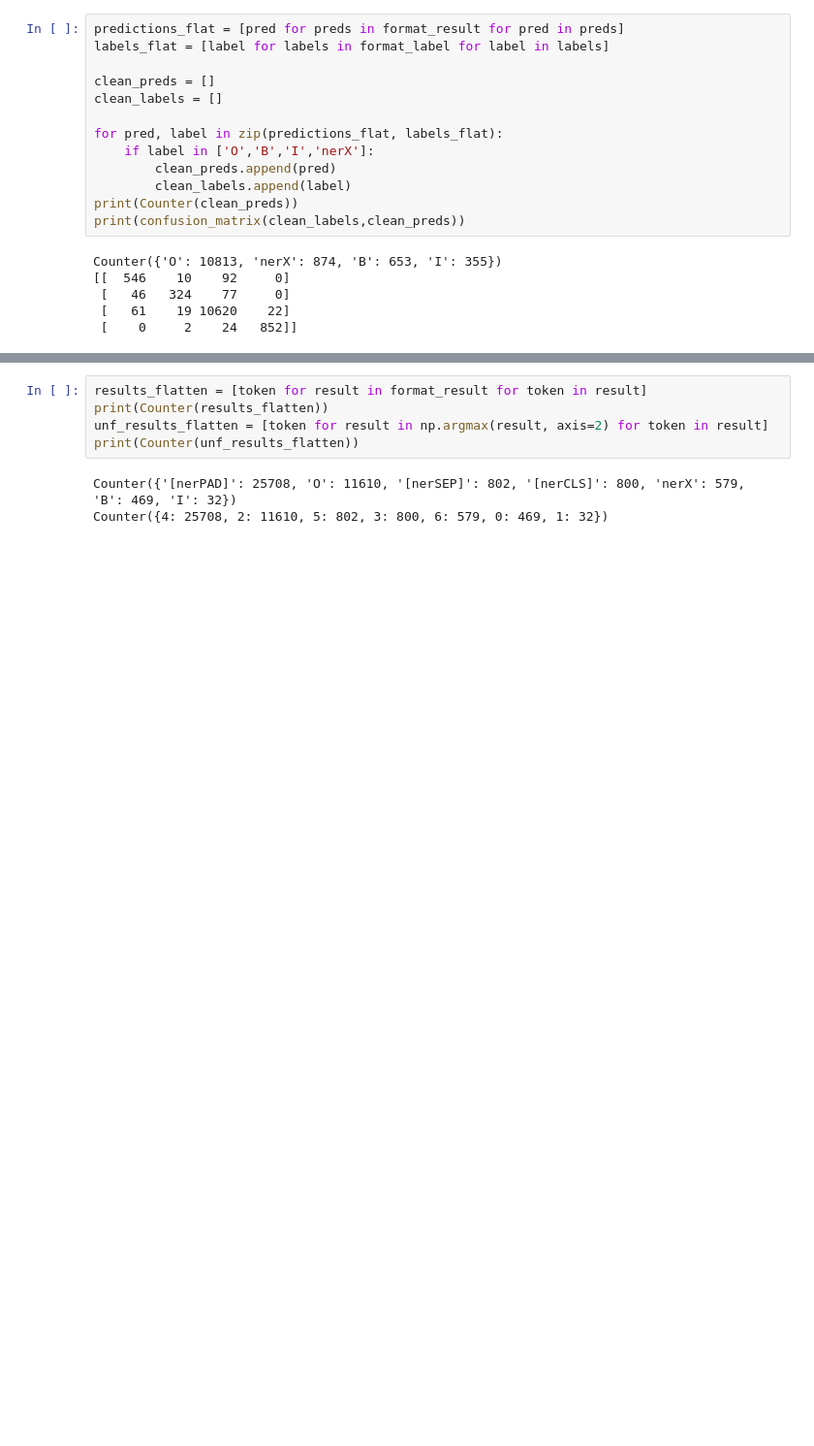
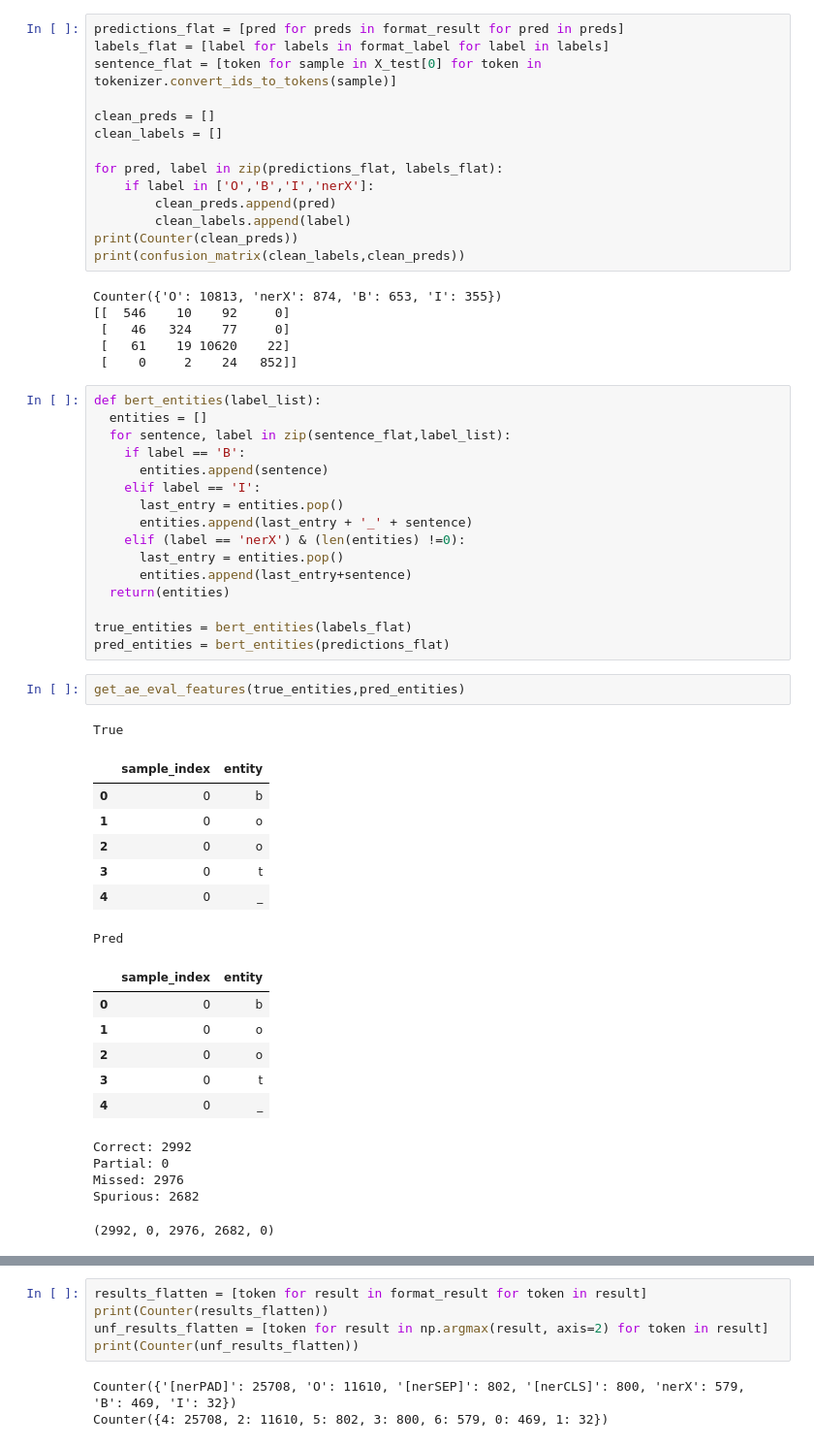
Before and after one commit to janehung04/w266-final, a Jupyter notebook: src/run-model.ipynb, the cells around one changed output, grey strips where cells are left out. Shown at 97% size. Cells and saved outputs as stored; diff of their text form; blank space fills up the shorter version.

```diff
--- a/src/run-model.ipynb
+++ b/src/run-model.ipynb
@@ -831,6 +796,7 @@ format_label[0]
 # %%
 predictions_flat = [pred for preds in format_result for pred in preds]
 labels_flat = [label for labels in format_label for label in labels]
+sentence_flat = [token for sample in X_test[0] for token in tokenizer.convert_ids_to_tokens(sample)]
 
 clean_preds = []
 clean_labels = []
@@ -847,4 +813,42 @@ Counter({'O': 10813, 'nerX': 874, 'B': 653, 'I': 355})
  [   46   324    77     0]
  [   61    19 10620    22]
  [    0     2    24   852]]
+# %%
+def bert_entities(label_list):
+  entities = []
+  for sentence, label in zip(sentence_flat,label_list):
+    if label == 'B':
+      entities.append(sentence)
+    elif label == 'I':
+      last_entry = entities.pop()
+      entities.append(last_entry + '_' + sentence)
+    elif (label == 'nerX') & (len(entities) !=0):
+      last_entry = entities.pop()
+      entities.append(last_entry+sentence)
+  return(entities)
+
+true_entities = bert_entities(labels_flat)
+pred_entities = bert_entities(predictions_flat)
+# %%
+get_ae_eval_features(true_entities,pred_entities)
+# %% [output]
+True
+|  | sample_index | entity |
+| 0 | 0 | b |
+| 1 | 0 | o |
+| 2 | 0 | o |
+| 3 | 0 | t |
+| 4 | 0 | _ |
+Pred
+|  | sample_index | entity |
+| 0 | 0 | b |
+| 1 | 0 | o |
+| 2 | 0 | o |
+| 3 | 0 | t |
+| 4 | 0 | _ |
+Correct: 2992
+Partial: 0
+Missed: 2976
+Spurious: 2682
+(2992, 0, 2976, 2682, 0)
 # %%
```
Also changed, not shown: parts of 7 cells of this notebook.
